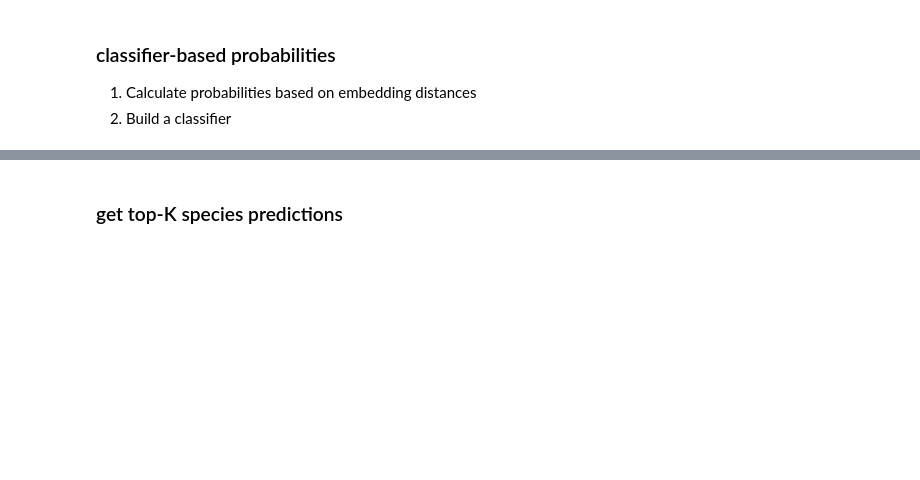
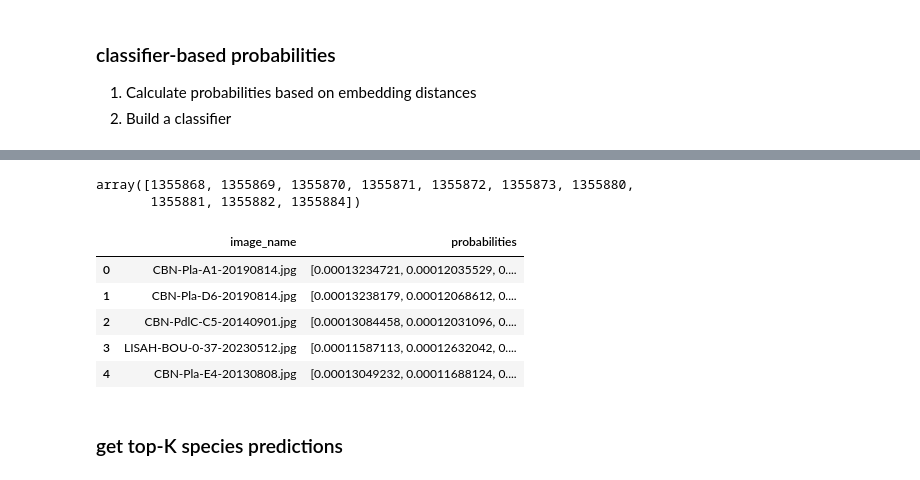
Before and after one commit to dsgt-arc/plantclef-2025, a Jupyter notebook: notebooks/eda/20250419-mg-faiss-centroids.ipynb, the cells around one changed output, grey strips where cells are left out. Drawn from its saved outputs; the diff is of its cells as text; code cells hidden in the pictures; blank space fills up the shorter version.

```diff
--- a/notebooks/eda/20250419-mg-faiss-centroids.ipynb
+++ b/notebooks/eda/20250419-mg-faiss-centroids.ipynb
@@ -254,3 +299,47 @@ prob_df.shape
+# %%
+from plantclef.config import get_class_mappings_file
+
+# Load species_ids in the correct order
+class_mappings_file = get_class_mappings_file()
+with open(class_mappings_file) as f:
+    sorted_species_ids = np.array([int(line.strip()) for line in f])
+
+display(sorted_species_ids[:10])
+
+# species_id to index mapping
+species_id_to_index = {
+    species_id: idx for idx, species_id in enumerate(sorted_species_ids)
+}
+
+# original_species_ids = species_ids from avg_embeddings_df
+original_species_ids = (
+    avg_embeddings_df.select("species_id").toPandas()["species_id"].values
+)
+# create an array of indices to re-order the columns
+column_reorder_indices = [
+    np.where(original_species_ids == sid)[0][0] for sid in sorted_species_ids
+]
+
+# reorder the columns of the probability matrix
+sorted_probabilities = probabilities[:, column_reorder_indices]
+
+# create the DataFrame
+final_df = pd.DataFrame(
+    {
+        "image_name": image_names,
+        "probabilities": list(sorted_probabilities),  # store vectors
+    }
+)
+final_df.head()
+# %% [output]
+array([1355868, 1355869, 1355870, 1355871, 1355872, 1355873, 1355880,
+       1355881, 1355882, 1355884])
+|  | image_name | probabilities |
+| 0 | CBN-Pla-A1-20190814.jpg | [0.00013234721, 0.00012035529, 0.... |
+| 1 | CBN-Pla-D6-20190814.jpg | [0.00013238179, 0.00012068612, 0.... |
+| 2 | CBN-PdlC-C5-20140901.jpg | [0.00013084458, 0.00012031096, 0.... |
+| 3 | LISAH-BOU-0-37-20230512.jpg | [0.00011587113, 0.00012632042, 0.... |
+| 4 | CBN-Pla-E4-20130808.jpg | [0.00013049232, 0.00011688124, 0.... |
 # %% [markdown]
 ### get top-K species predictions
 # %%
```
Also changed, not shown: parts of 8 cells of this notebook.
